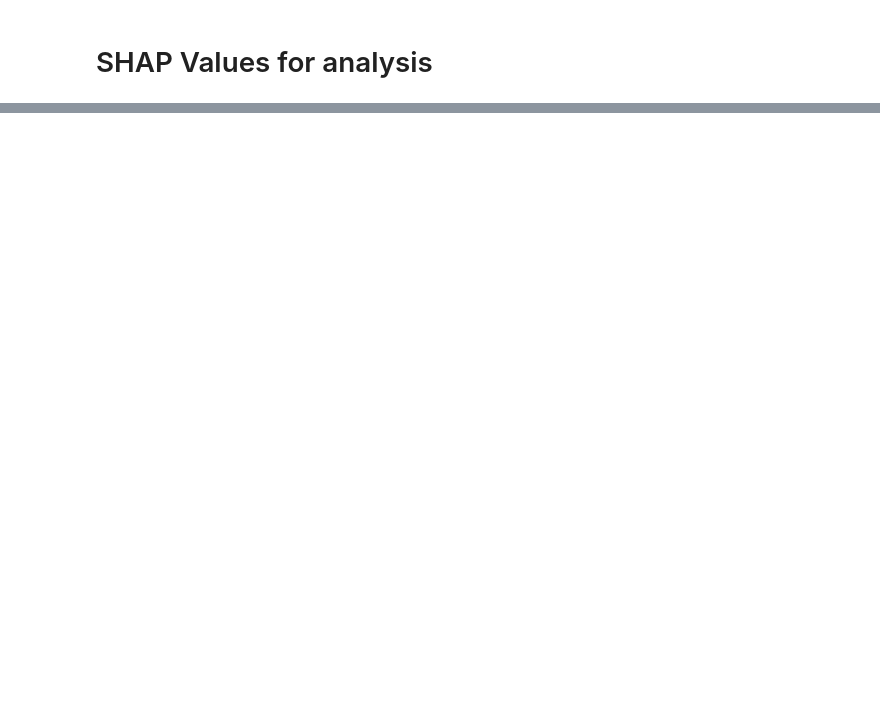
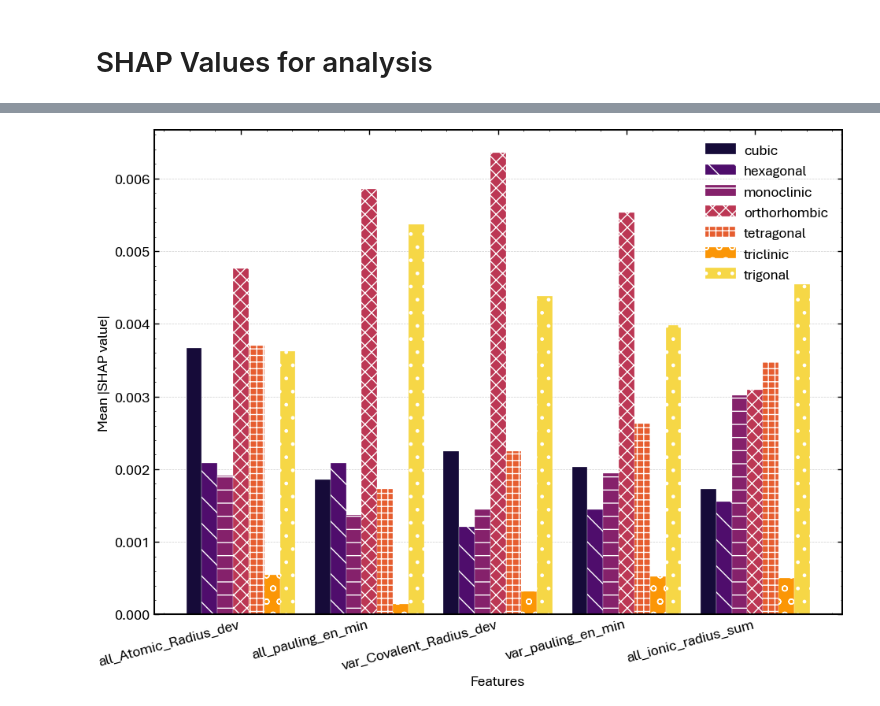
Before and after one commit to RedHorizonss/apprOXimate, a Jupyter notebook: notebooks/exp3a_approx_runML.ipynb, the cells around one changed output, grey strips where cells are left out. Cells and saved outputs as stored; diff of their text form; code cells hidden in the pictures; blank space fills up the shorter version.

```diff
--- a/notebooks/exp3a_approx_runML.ipynb
+++ b/notebooks/exp3a_approx_runML.ipynb
@@ -456,0 +375,57 @@ shap.summary_plot(shap_values, X_test, class_names=label_mapping, plot_type = "b
+# %%
+import matplotlib.colors as mcolors
+import matplotlib.cm as cm
+
+def truncate_colormap(cmap, minval=0.0, maxval=1.0, n=256):
+    new_cmap = mcolors.LinearSegmentedColormap.from_list(
+        f"trunc({cmap.name},{minval:.2f},{maxval:.2f})",
+        cmap(np.linspace(minval, maxval, n))
+    )
+    return new_cmap
+
+cmap_trunc = truncate_colormap(cm.inferno, minval=0.1, maxval=0.9)
+# %%
+fig, ax = plt.subplots(figsize=(10, 7.5))
+
+ax = top_5_features.plot(
+    kind='bar',
+    ax=ax,
+    width=0.85,
+    colormap=cmap_trunc,
+    edgecolor='black',
+    linewidth=0.3
+)
+
+hatches = ['', '\\',  '-', 'xx', '++', 'o',  '.',]
+
+# Rotate x labels properly
+ax.set_xticklabels(ax.get_xticklabels(), rotation=15, ha='right')
+
+# Labels
+ax.set_ylabel('Mean |SHAP value|')
+ax.set_xlabel('Features')
+
+# Improve grid (subtle, not overwhelming)
+ax.yaxis.grid(True, linestyle='--', linewidth=0.5, alpha=0.6)
+ax.set_axisbelow(True)
+
+# Optional: reduce visual noise from hatching
+use_hatching = True
+
+if use_hatching:
+    bars = ax.containers
+    for i, container in enumerate(bars):
+        for bar in container:
+            bar.set_hatch(hatches[i])
+            bar.set_edgecolor('white')
+            bar.set_linewidth(0.2)
+
+ax.legend(
+    ncol=1,
+    loc='upper right',
+)
+
+plt.tight_layout()
+plt.show()
+# %% [output]
+[figure, added]
```
Also changed, not shown: parts of 23 cells of this notebook, 4 other files.
